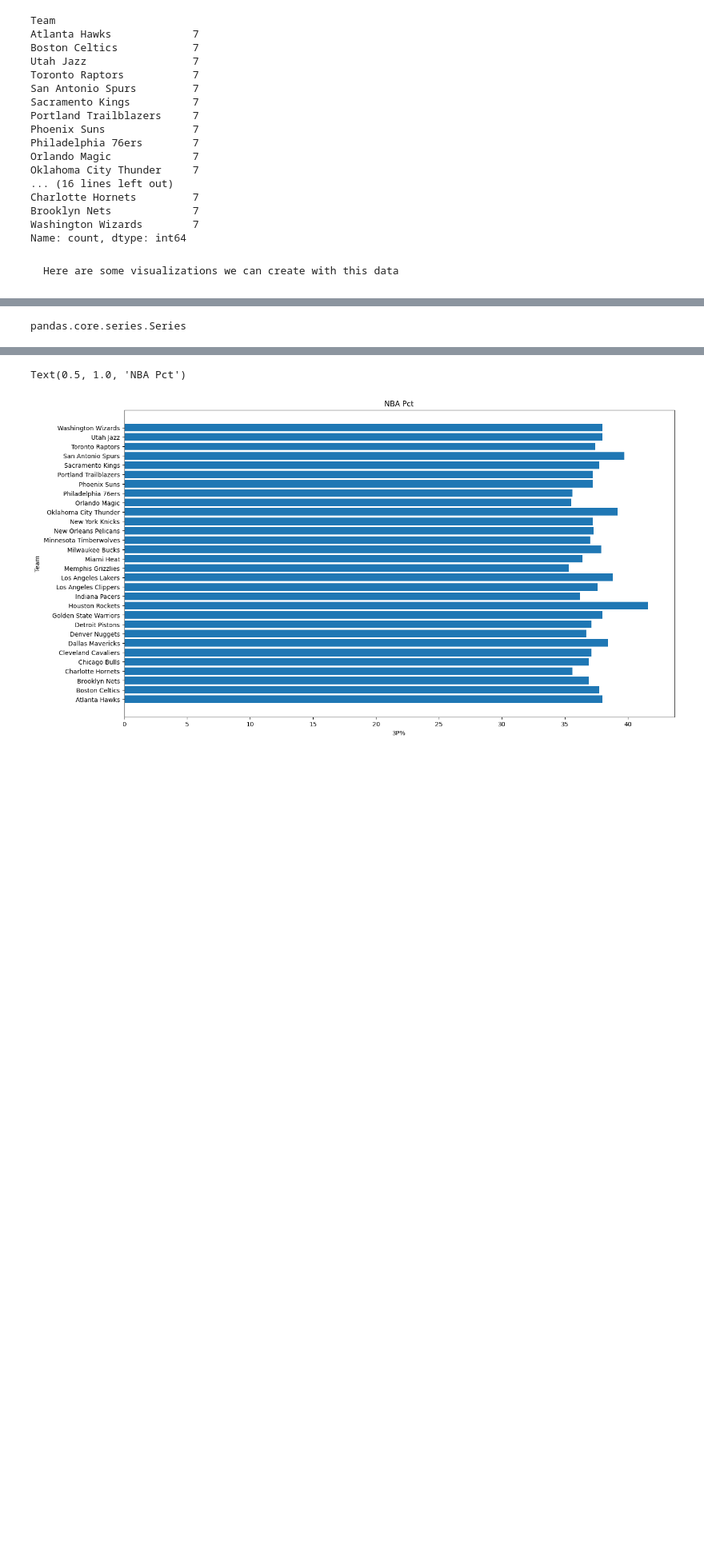
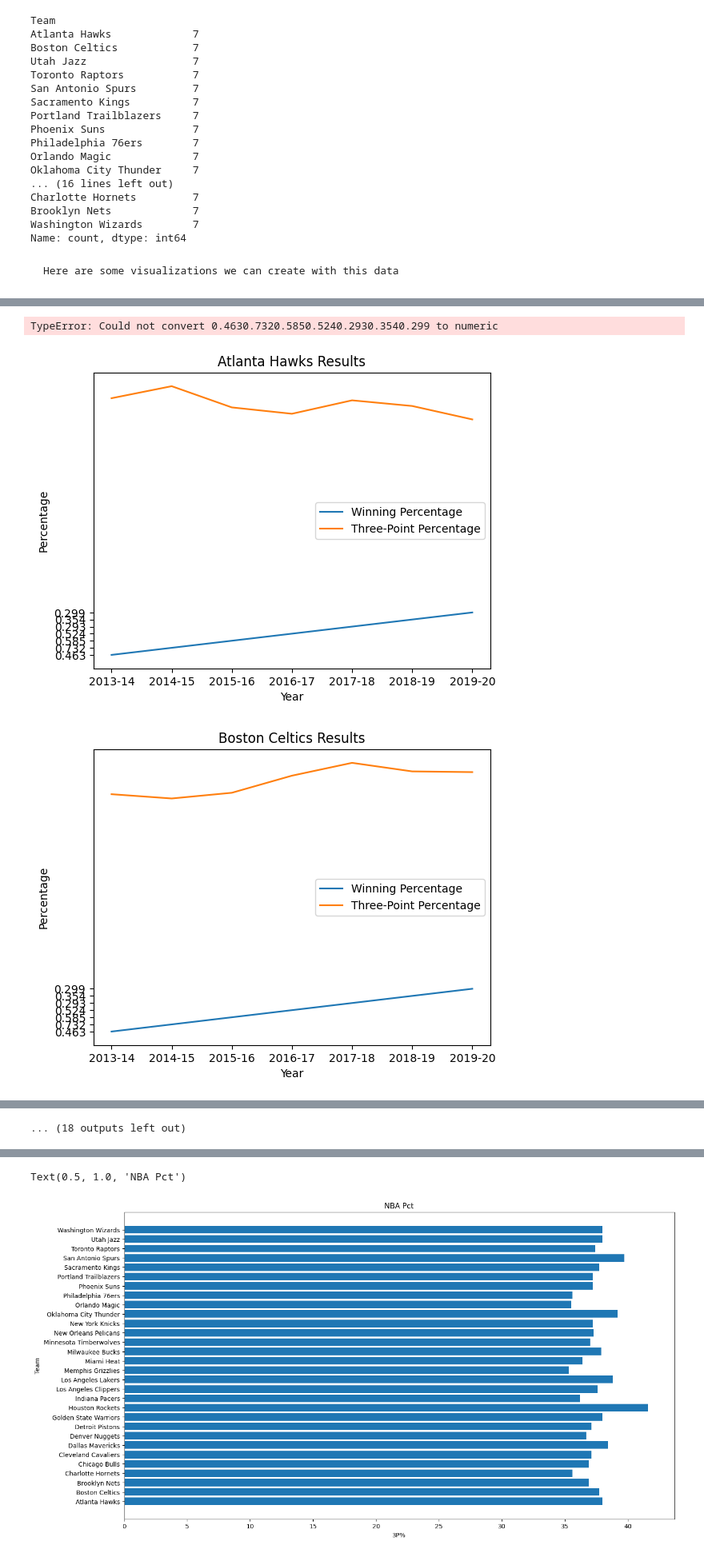
Before and after one commit to bzemedku98/INST447-Group-7---NBA-3-Point-Shooting, a Jupyter notebook: 3P Shots.ipynb, the cells around one changed output, grey strips where cells are left out. Shown at 80% size. Cells and saved outputs as stored; diff of their text form; code cells hidden in the pictures; blank space fills up the shorter version.

```diff
--- a/3P Shots.ipynb
+++ b/3P Shots.ipynb
@@ -274,4 +259,0 @@ fixed_merge.sort_values('3P%', ascending=False).drop_duplicates().head(10)
-# %%
-type(fixed_merge[''])
-# %% [output]
-pandas.core.series.Series
@@ -277,0 +281,58 @@ pandas.core.series.Series
+# %%
+import pandas as pd
+import matplotlib.pyplot as plt
+
+
+group_df = fixed_merge.groupby('Team')
+
+avg_3p = group_df["3P%"].mean()
+avg_wp = group_df["Win Pct"].mean()
+
+for team, group in group_df:
+
+    fig, ax = plt.subplots()
+
+
+    ax.plot(group['Year'], group['avg_wp'], label='Winning Percentage')
+    ax.plot(group['Year'], group['avg_3p'], label='Three-Point Percentage')
+
+
+    ax.set_title(f'{team} Results')
+    ax.set_xlabel('Year')
+    ax.set_ylabel('Percentage')
+
+
+    ax.legend()
+
+
+    plt.show()
+# %% [output]
+TypeError: Could not convert 0.4630.7320.5850.5240.2930.3540.299 to numeric
+# %%
+import pandas as pd
+import matplotlib.pyplot as plt
+
+group_df = fixed_merge.groupby('Team')
+
+
+for team, group in group_df:
+
+    fig, ax = plt.subplots()
+
+
+    ax.plot(group['Year'], group['Win Pct'], label='Winning Percentage')
+    ax.plot(group['Year'], group['3P%'], label='Three-Point Percentage')
+
+
+    ax.set_title(f'{team} Results')
+    ax.set_xlabel('Year')
+    ax.set_ylabel('Percentage')
+
+
+    ax.legend()
+
+
+    plt.show()
+# %% [output]
+[figure, added]
+[figure, added]
@@ -277,0 +349 @@ pandas.core.series.Series
+... (18 outputs left out)
```
Also changed, not shown: parts of 7 cells of this notebook.
